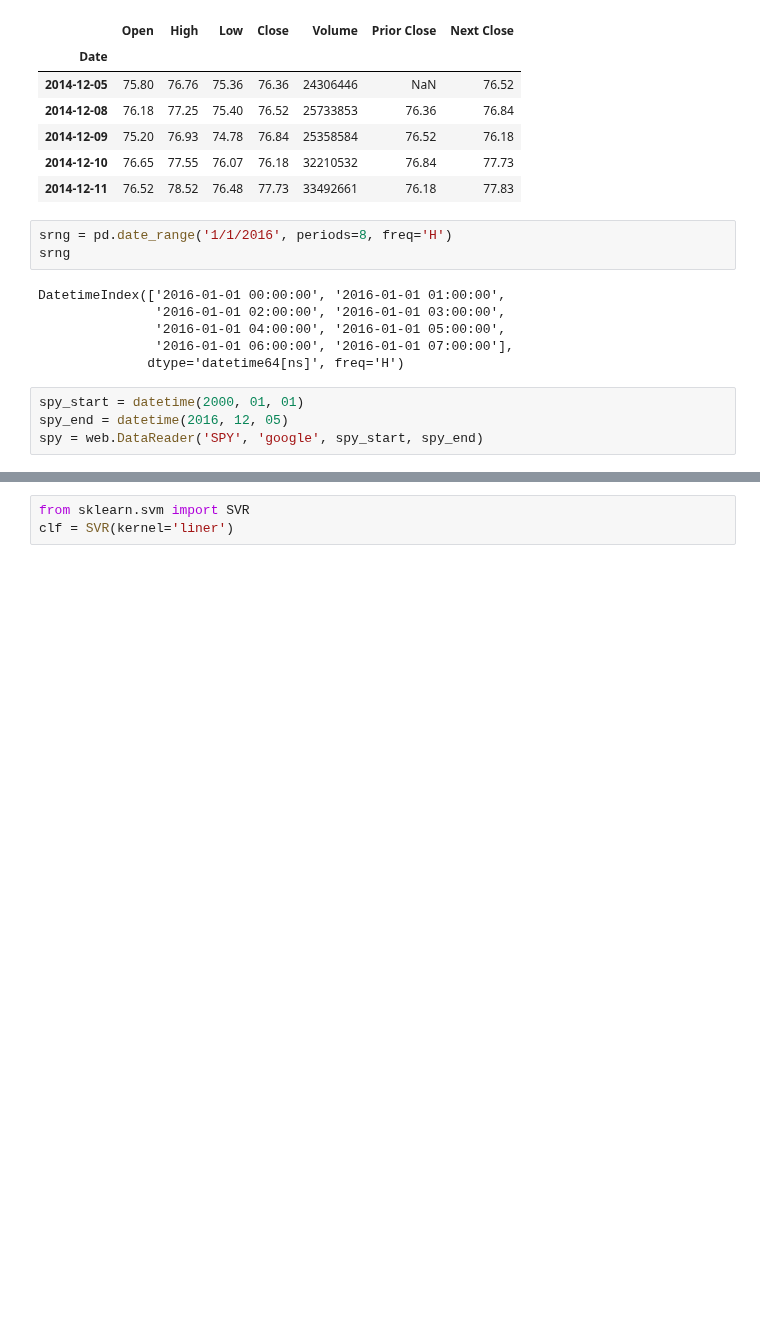
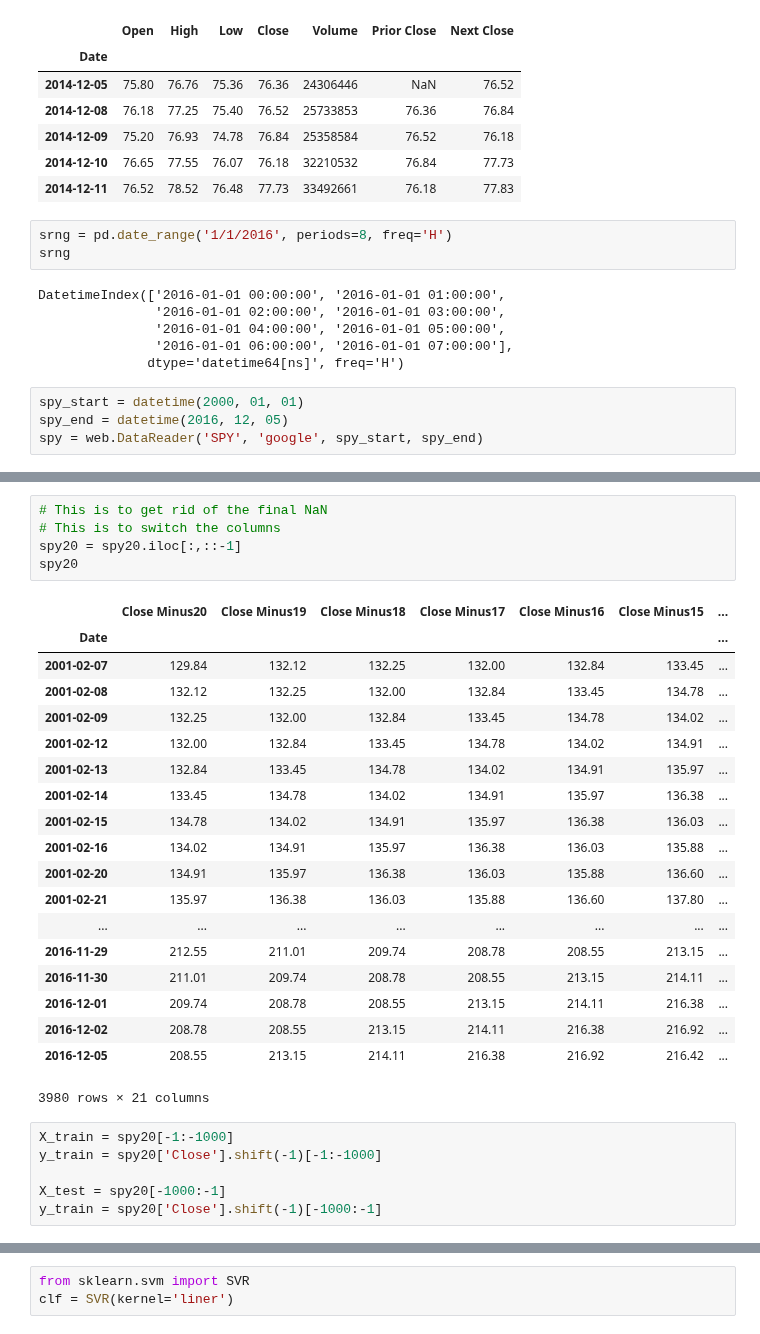
Before and after one commit to spockl/GA-DSI, a Jupyter notebook: curriculum/week-12/1.1-time-series-intro/time-series-me.ipynb, the cells around one changed output, grey strips where cells are left out. Cells and saved outputs as stored; diff of their text form; blank space fills up the shorter version.

```diff
--- a/curriculum/week-12/1.1-time-series-intro/time-series-me.ipynb
+++ b/curriculum/week-12/1.1-time-series-intro/time-series-me.ipynb
@@ -209,0 +231,31 @@ y_train = spy['Close'].shift(-1)[-1000:]
+# %%
+# This is to get rid of the final NaN
+# This is to switch the columns
+spy20 = spy20.iloc[:,::-1]
+spy20
+# %% [output]
+|  | Close Minus20 | Close Minus19 | Close Minus18 | Close Minus17 | Close Minus16 | Close Minus15 | ... |
+| Date |  |  |  |  |  |  | ... |
+| 2001-02-07 | 129.84 | 132.12 | 132.25 | 132.00 | 132.84 | 133.45 | ... |
+| 2001-02-08 | 132.12 | 132.25 | 132.00 | 132.84 | 133.45 | 134.78 | ... |
+| 2001-02-09 | 132.25 | 132.00 | 132.84 | 133.45 | 134.78 | 134.02 | ... |
+| 2001-02-12 | 132.00 | 132.84 | 133.45 | 134.78 | 134.02 | 134.91 | ... |
+| 2001-02-13 | 132.84 | 133.45 | 134.78 | 134.02 | 134.91 | 135.97 | ... |
+| 2001-02-14 | 133.45 | 134.78 | 134.02 | 134.91 | 135.97 | 136.38 | ... |
+| 2001-02-15 | 134.78 | 134.02 | 134.91 | 135.97 | 136.38 | 136.03 | ... |
+| 2001-02-16 | 134.02 | 134.91 | 135.97 | 136.38 | 136.03 | 135.88 | ... |
+| 2001-02-20 | 134.91 | 135.97 | 136.38 | 136.03 | 135.88 | 136.60 | ... |
+| 2001-02-21 | 135.97 | 136.38 | 136.03 | 135.88 | 136.60 | 137.80 | ... |
+| ... | ... | ... | ... | ... | ... | ... | ... |
+| 2016-11-29 | 212.55 | 211.01 | 209.74 | 208.78 | 208.55 | 213.15 | ... |
+| 2016-11-30 | 211.01 | 209.74 | 208.78 | 208.55 | 213.15 | 214.11 | ... |
+| 2016-12-01 | 209.74 | 208.78 | 208.55 | 213.15 | 214.11 | 216.38 | ... |
+| 2016-12-02 | 208.78 | 208.55 | 213.15 | 214.11 | 216.38 | 216.92 | ... |
+| 2016-12-05 | 208.55 | 213.15 | 214.11 | 216.38 | 216.92 | 216.42 | ... |
+3980 rows × 21 columns
+# %%
+X_train = spy20[-1:-1000]
+y_train = spy20['Close'].shift(-1)[-1:-1000]
+
+X_test = spy20[-1000:-1]
+y_train = spy20['Close'].shift(-1)[-1000:-1]
```
Also changed, not shown: parts of 7 cells of this notebook, 3 other files.
